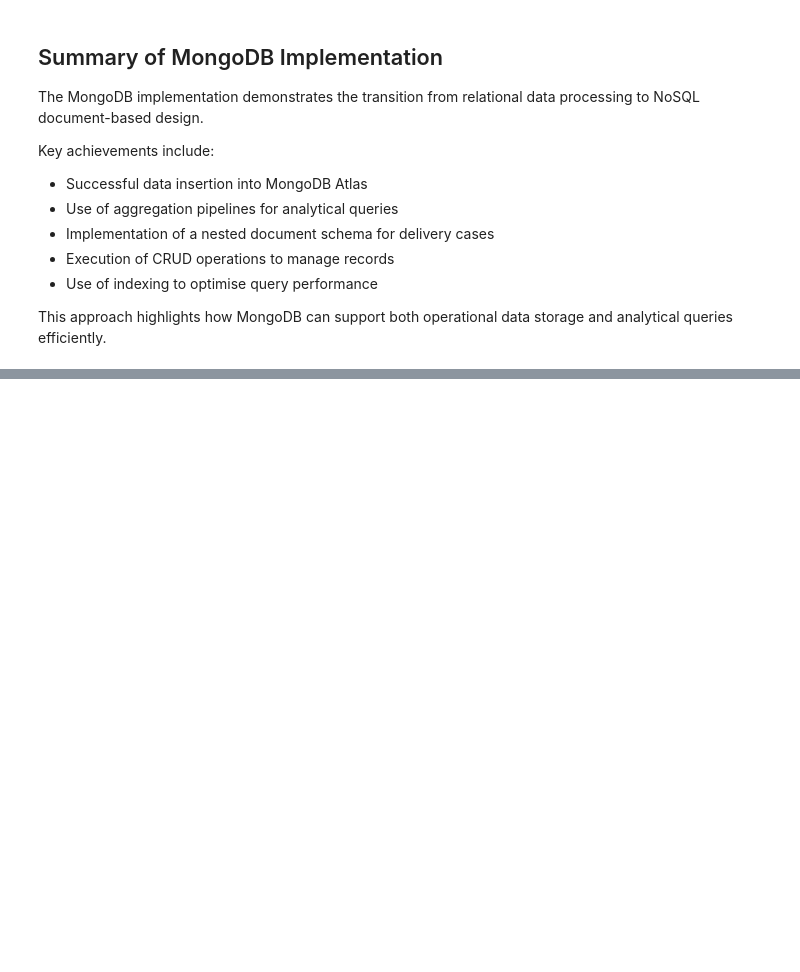
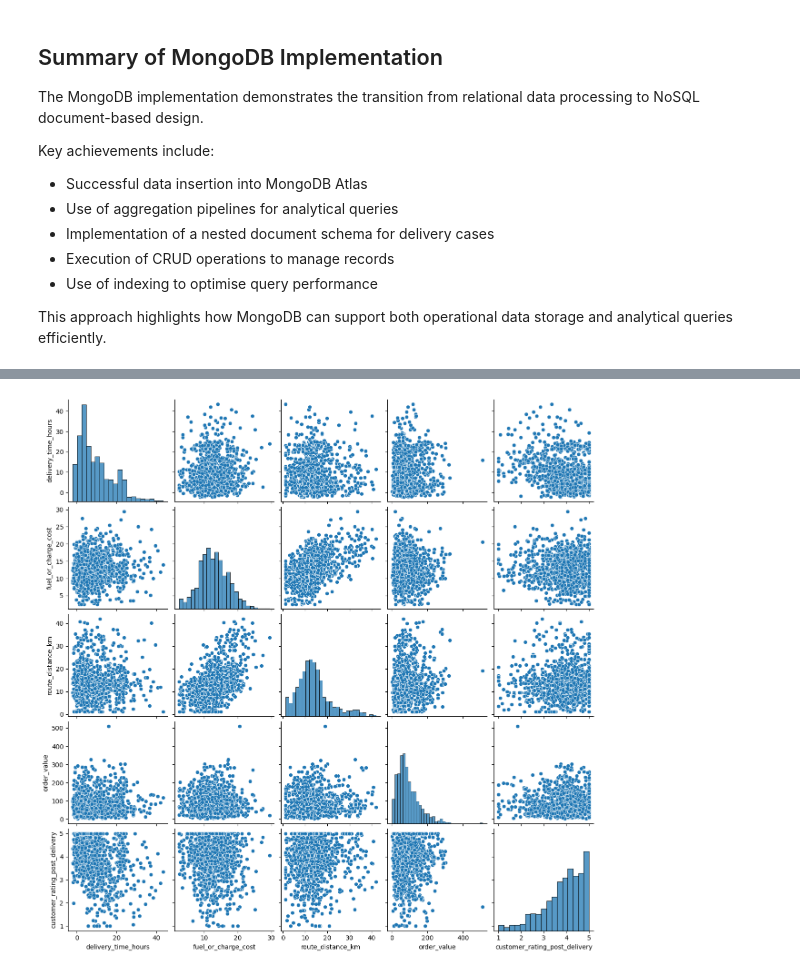
Before and after one commit to saaiiiifff/Database-Analytics, a Jupyter notebook: 04_mongodb_atlas.ipynb, the cells around one changed output, grey strips where cells are left out. Saved outputs shown, nothing was run; the diff lists cells and outputs as text; code cells hidden in the pictures; blank space fills up the shorter version.

```diff
--- a/04_mongodb_atlas.ipynb
+++ b/04_mongodb_atlas.ipynb
@@ -457,0 +480,7 @@ This approach highlights how MongoDB can support both operational data storage a
+# %%
+df["dispatch_time"] = pd.to_datetime(df["dispatch_time"])
+df["delivery_completed_at"] = pd.to_datetime(df["delivery_completed_at"])
+
+df["delivery_time_hours"] = (
+    df["delivery_completed_at"] - df["dispatch_time"]
+).dt.total_seconds() / 3600
@@ -457,0 +512,13 @@ This approach highlights how MongoDB can support both operational data storage a
+# %%
+important_cols = [
+    "delivery_time_hours",
+    "fuel_or_charge_cost",
+    "route_distance_km",
+    "order_value",
+    "customer_rating_post_delivery"
+]
+
+sns.pairplot(df[important_cols])
+plt.show()
+# %% [output]
+[figure, added]
```
Also changed, not shown: parts of 11 cells of this notebook.
